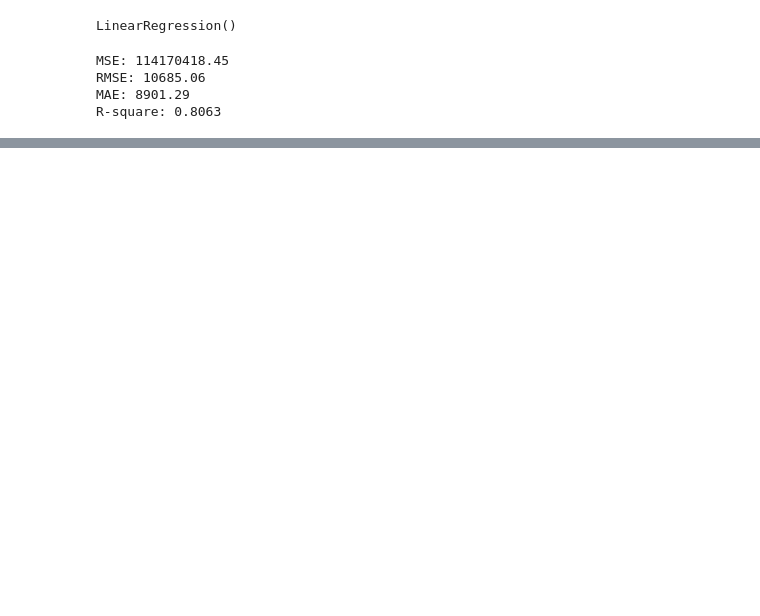
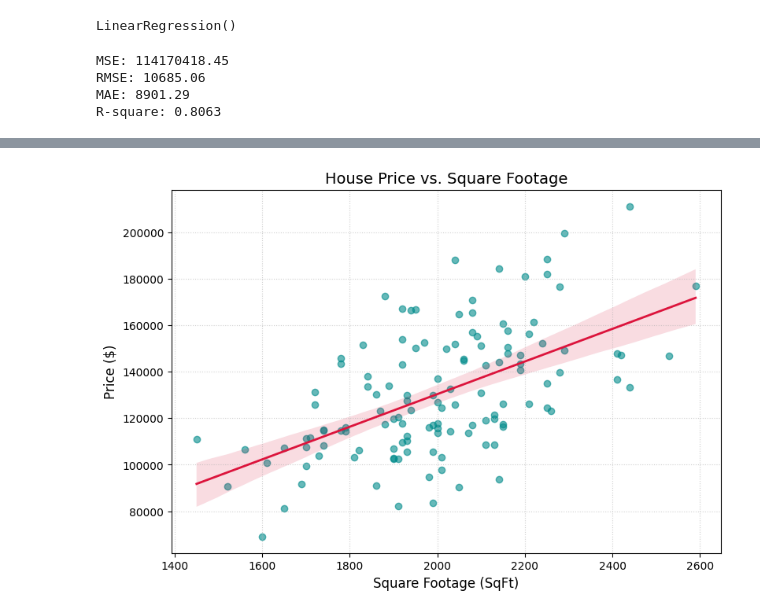
Before and after one commit to KoushikDas161/Linear-Regression, a Jupyter notebook: Lab_Linear_Regression.ipynb, the cells around one changed output, grey strips where cells are left out. Cells and saved outputs as stored; diff of their text form; code cells hidden in the pictures; blank space fills up the shorter version.

```diff
--- a/Lab_Linear_Regression.ipynb
+++ b/Lab_Linear_Regression.ipynb
@@ -84,0 +106,18 @@ R-square: 0.8063
+# %%
+import matplotlib.pyplot as plt
+import seaborn as sns
+
+plt.figure(figsize=(9, 6))
+
+# Create a scatter plot with a linear regression trend line
+sns.regplot(data=df, x='SqFt', y='Price',
+            scatter_kws={'alpha':0.6, 'color': 'darkcyan'},
+            line_kws={'color': 'crimson', 'linewidth': 2})
+
+plt.title('House Price vs. Square Footage', fontsize=14)
+plt.xlabel('Square Footage (SqFt)', fontsize=12)
+plt.ylabel('Price ($)', fontsize=12)
+plt.grid(True, linestyle=':', alpha=0.6)
+plt.show()
+# %% [output]
+[figure, added]
```
Also changed, not shown: parts of 1 cell of this notebook.
